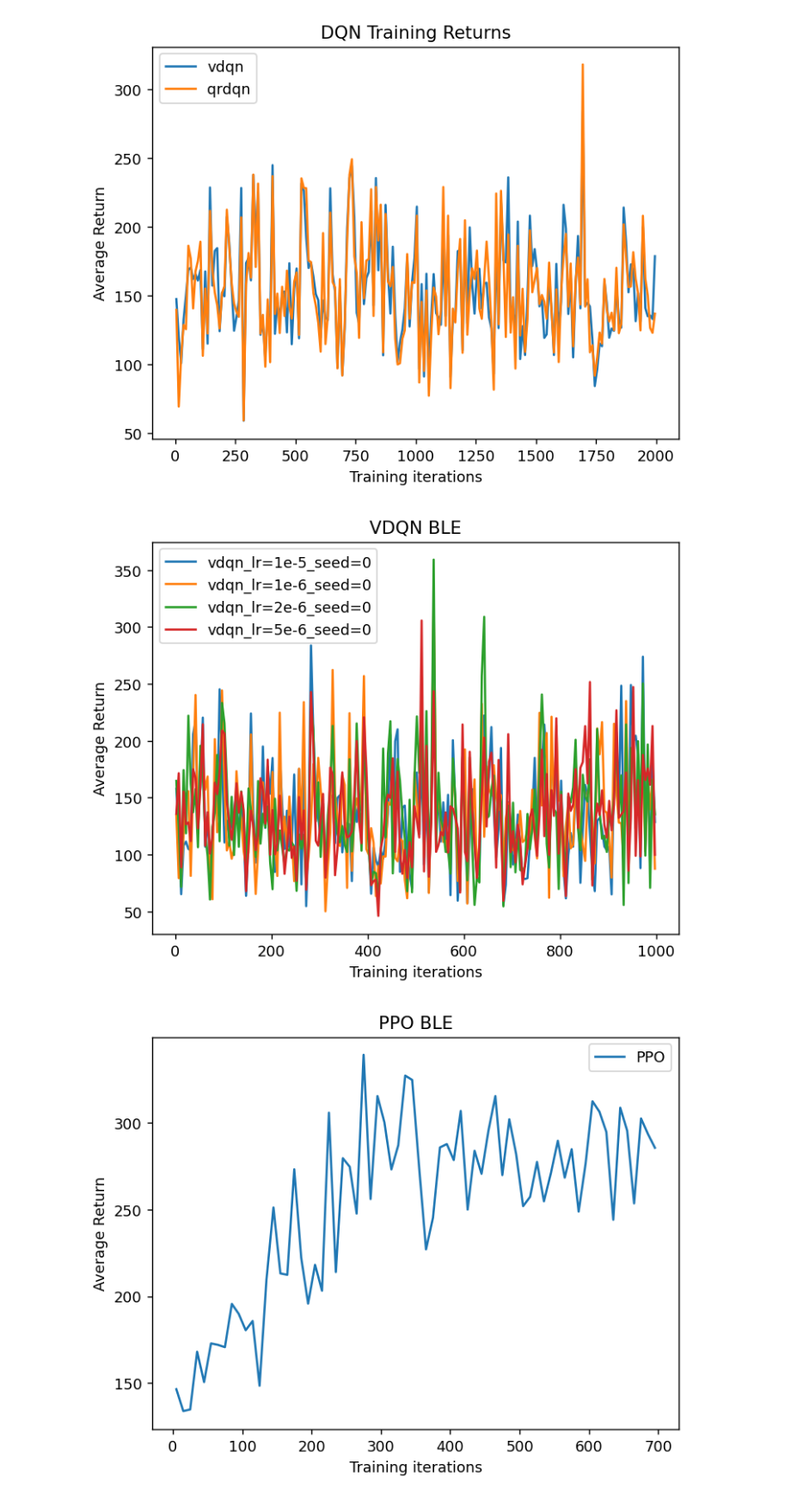
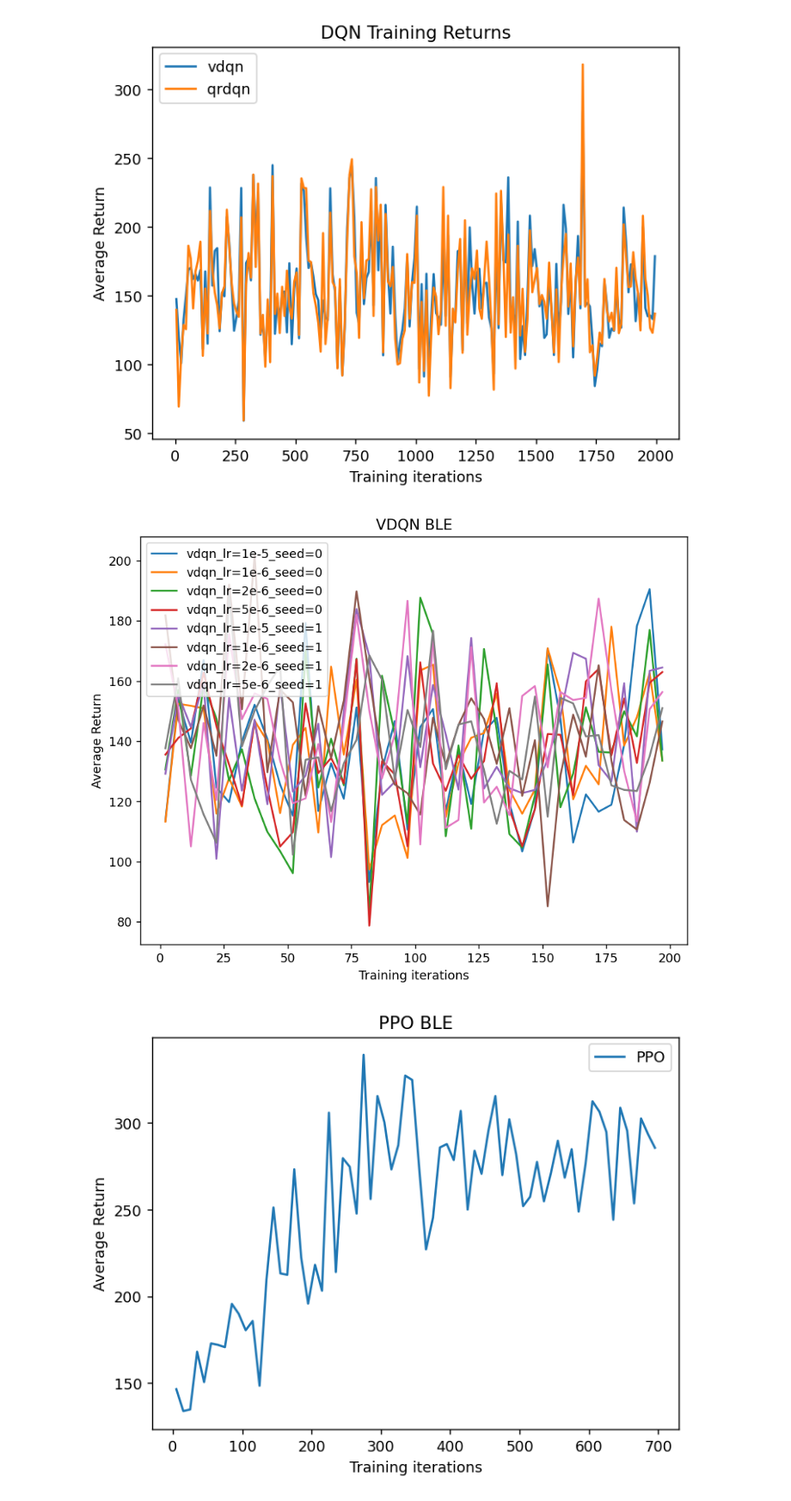
Before and after one commit to spcorum/student_balloon, a Jupyter notebook: plots_milestone.ipynb, the cells around one changed output. Shown at 86% size. Drawn from its saved outputs; the diff is of its cells as text; code cells hidden in the pictures.

```diff
--- a/plots_milestone.ipynb
+++ b/plots_milestone.ipynb
@@ -418,24 +418,28 @@ plt.show()
 # %%
 tdata = {
     'vdqn_lr=1e-5_seed=0': np.load('results/vdqn_lr=1e-5_seed=0/train_rewards_200.npy', allow_pickle=True),
     'vdqn_lr=1e-6_seed=0': np.load('results/vdqn_lr=1e-6_seed=0/train_rewards_200.npy', allow_pickle=True),
     'vdqn_lr=2e-6_seed=0': np.load('results/vdqn_lr=2e-6_seed=0/train_rewards_200.npy', allow_pickle=True),
     'vdqn_lr=5e-6_seed=0': np.load('results/vdqn_lr=5e-6_seed=0/train_rewards_200.npy', allow_pickle=True),
+    'vdqn_lr=1e-5_seed=1': np.load('results/vdqn_lr=1e-5_seed=1/train_rewards_200.npy', allow_pickle=True),
+    'vdqn_lr=1e-6_seed=1': np.load('results/vdqn_lr=1e-6_seed=1/train_rewards_200.npy', allow_pickle=True),
+    'vdqn_lr=2e-6_seed=1': np.load('results/vdqn_lr=2e-6_seed=1/train_rewards_200.npy', allow_pickle=True),
+    'vdqn_lr=5e-6_seed=1': np.load('results/vdqn_lr=5e-6_seed=1/train_rewards_200.npy', allow_pickle=True),
 }
 smoothness = 5
-plt.figure(dpi=128)
+plt.figure(dpi=128, figsize=(8,6))
 for k, v in tdata.items():
-    ep_returns = v #.reshape(-1, 1).mean(axis=1)
+    ep_returns = v.reshape(-1, 5).mean(axis=1)
     ep_returns_smooth = ep_returns.reshape(-1, smoothness).mean(-1)
     s = smoothness
     plt.plot(range(s//2,s//2+len(ep_returns_smooth)*s,s), ep_returns_smooth, label=k)
 plt.title('VDQN BLE')
 plt.xlabel('Training iterations')
 plt.ylabel('Average Return')
 plt.legend()
 plt.show()
 # %% [output]
-[figure, old version]
+[figure, new version]
 # %%
 tdata = {
     'PPO': np.concatenate([np.load('results/ppo_lr=1e-5/train_rewards.npy', allow_pickle=True),
```
Also changed, not shown: parts of 2 cells of this notebook, 16 other files.
